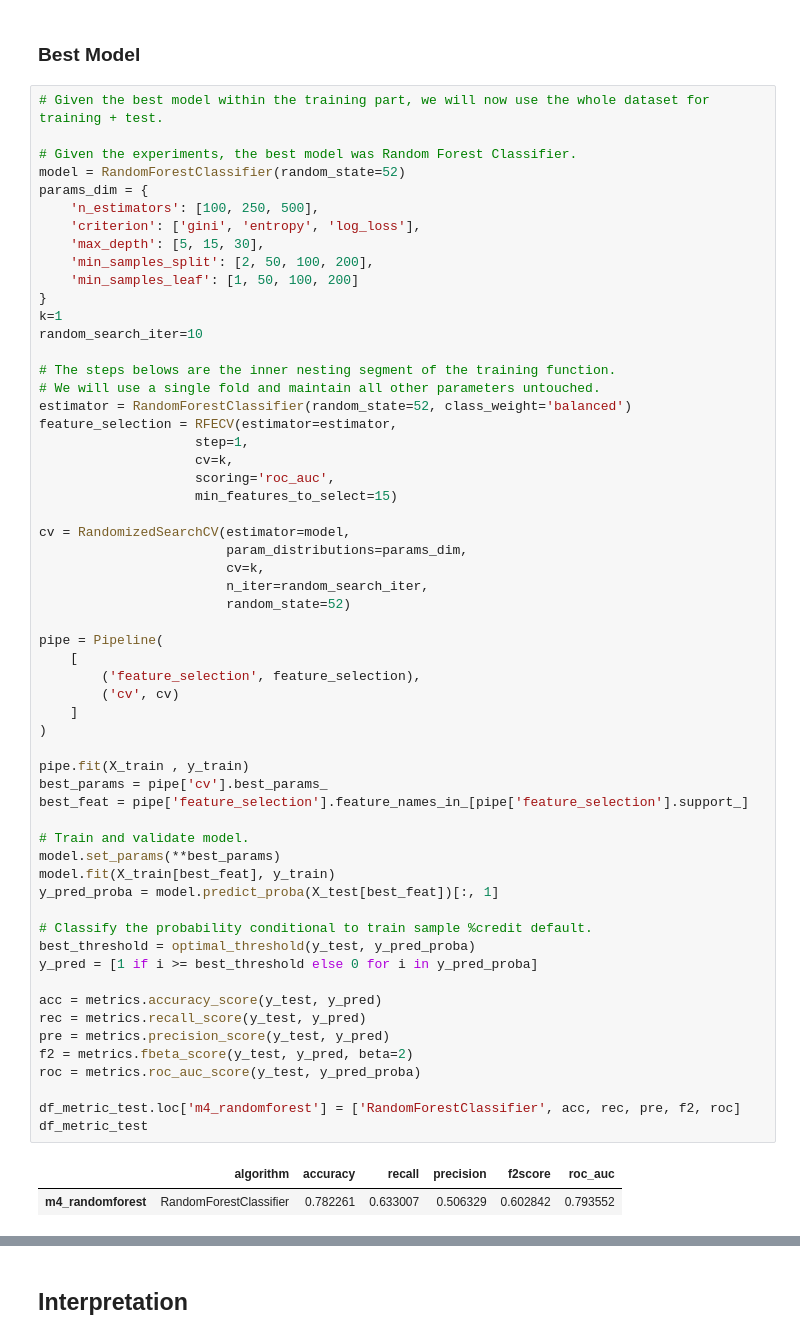
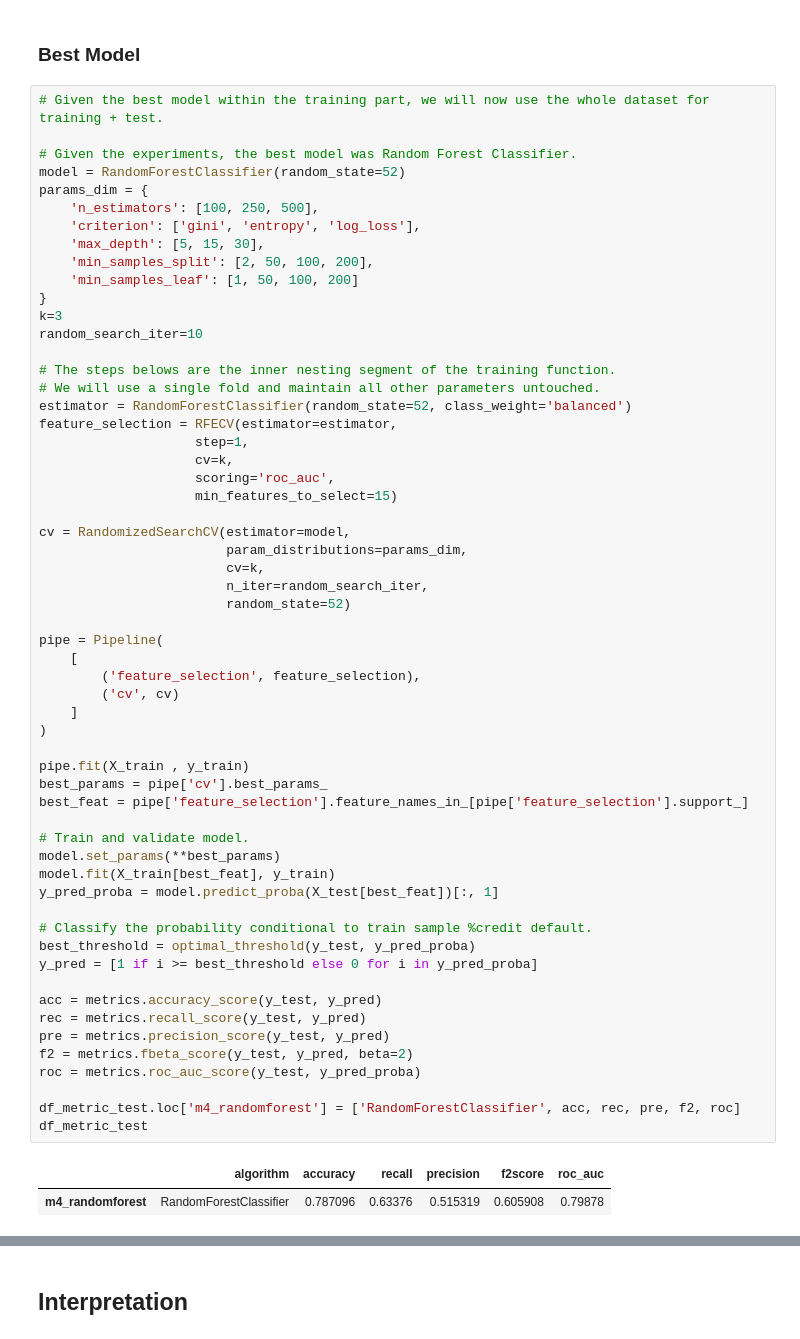
Before and after one commit to rknagao/uci_default_credit_card, a Jupyter notebook: model.ipynb, the cells around one changed output, grey strips where cells are left out. Drawn from its saved outputs; the diff is of its cells as text.

```diff
--- a/model.ipynb
+++ b/model.ipynb
@@ -338,7 +338,7 @@ params_dim = {
     'min_samples_split': [2, 50, 100, 200],
     'min_samples_leaf': [1, 50, 100, 200]
 }
-k=1
+k=3
 random_search_iter=10
 
 # The steps belows are the inner nesting segment of the training function.
@@ -359,34 +359,34 @@ cv = RandomizedSearchCV(estimator=model,
 pipe = Pipeline(
     [
         ('feature_selection', feature_selection),
         ('cv', cv)
     ]
 )
 
 pipe.fit(X_train , y_train)
 best_params = pipe['cv'].best_params_
 best_feat = pipe['feature_selection'].feature_names_in_[pipe['feature_selection'].support_]
 
 # Train and validate model.
 model.set_params(**best_params)
 model.fit(X_train[best_feat], y_train)
 y_pred_proba = model.predict_proba(X_test[best_feat])[:, 1]
 
 # Classify the probability conditional to train sample %credit default.
 best_threshold = optimal_threshold(y_test, y_pred_proba)
 y_pred = [1 if i >= best_threshold else 0 for i in y_pred_proba]
 
 acc = metrics.accuracy_score(y_test, y_pred)
 rec = metrics.recall_score(y_test, y_pred)
 pre = metrics.precision_score(y_test, y_pred)
 f2 = metrics.fbeta_score(y_test, y_pred, beta=2)
 roc = metrics.roc_auc_score(y_test, y_pred_proba)
 
 df_metric_test.loc['m4_randomforest'] = ['RandomForestClassifier', acc, rec, pre, f2, roc]
 df_metric_test
 # %% [output]
 |  | algorithm | accuracy | recall | precision | f2score | roc_auc |
-| m4_randomforest | RandomForestClassifier | 0.782261 | 0.633007 | 0.506329 | 0.602842 | 0.793552 |
+| m4_randomforest | RandomForestClassifier | 0.787096 | 0.63376 | 0.515319 | 0.605908 | 0.79878 |
 # %%
 # Comparing the metrics during training and testing.
 display(df_metric)
```
Also changed, not shown: parts of 1 cell of this notebook, 1 other file.
